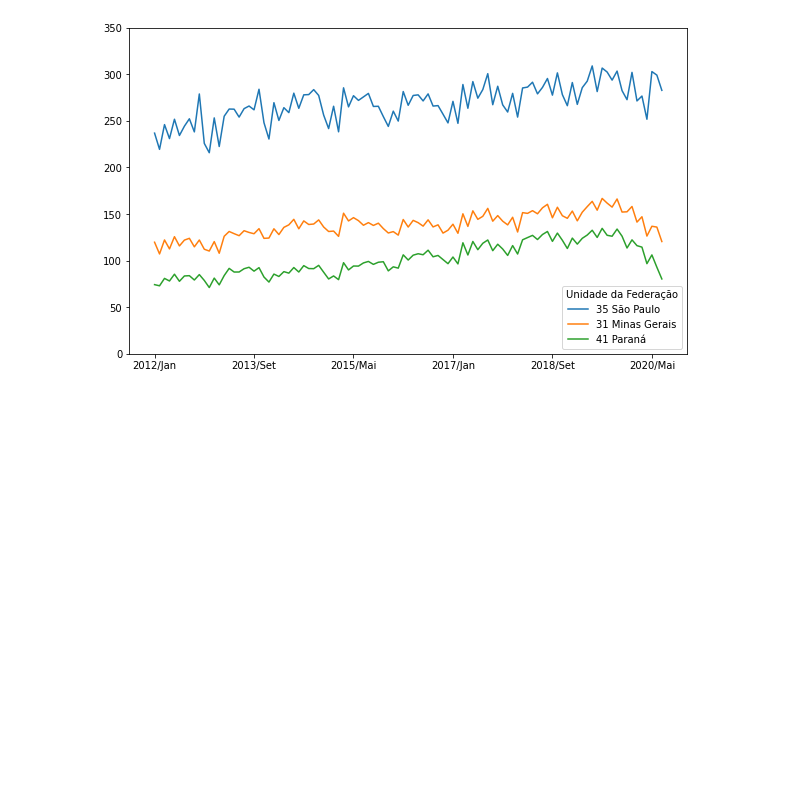
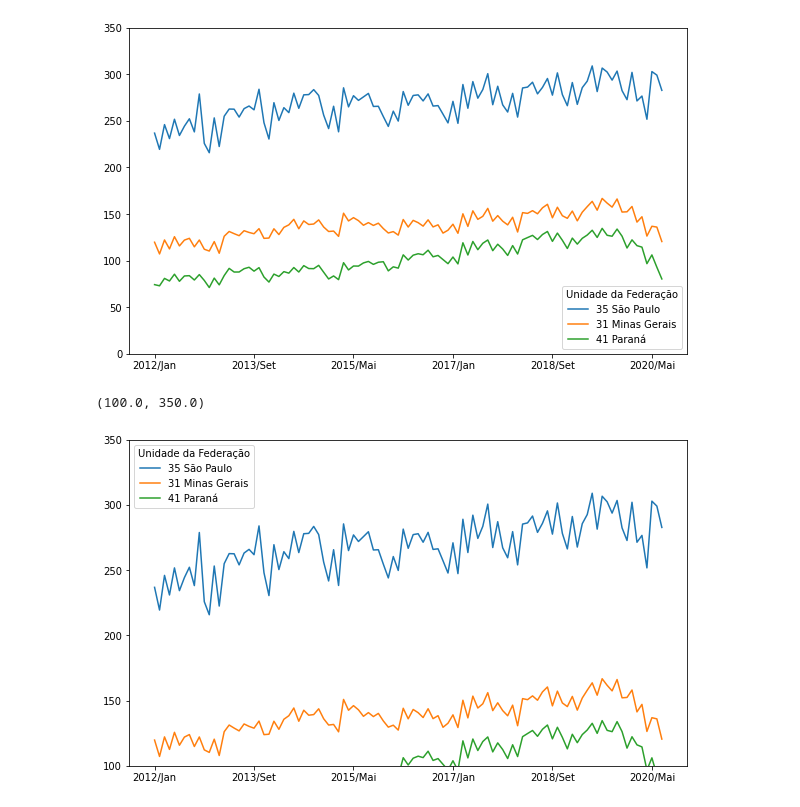
Before and after one commit to rabastos44/Bootcamp-Data-Science-Alura, a Jupyter notebook: Agendamento Hospitalar-a3.ipynb, the cells around one changed output. Saved outputs shown, nothing was run; the diff lists cells and outputs as text; code cells hidden in the pictures; blank space fills up the shorter version.

```diff
--- a/Agendamento Hospitalar-a3.ipynb
+++ b/Agendamento Hospitalar-a3.ipynb
@@ -551,3 +551,9 @@ plt.ylim(0, 350)
 # %% [output]
 (0.0, 350.0)
 [figure]
+# %%
+ordenado_por_total[meses_filtrados].head(3).T.plot(figsize=(10,6))
+plt.ylim(100, 350)
+# %% [output]
+(100.0, 350.0)
+[figure, added]
```
Also changed, not shown: parts of 26 cells of this notebook.
